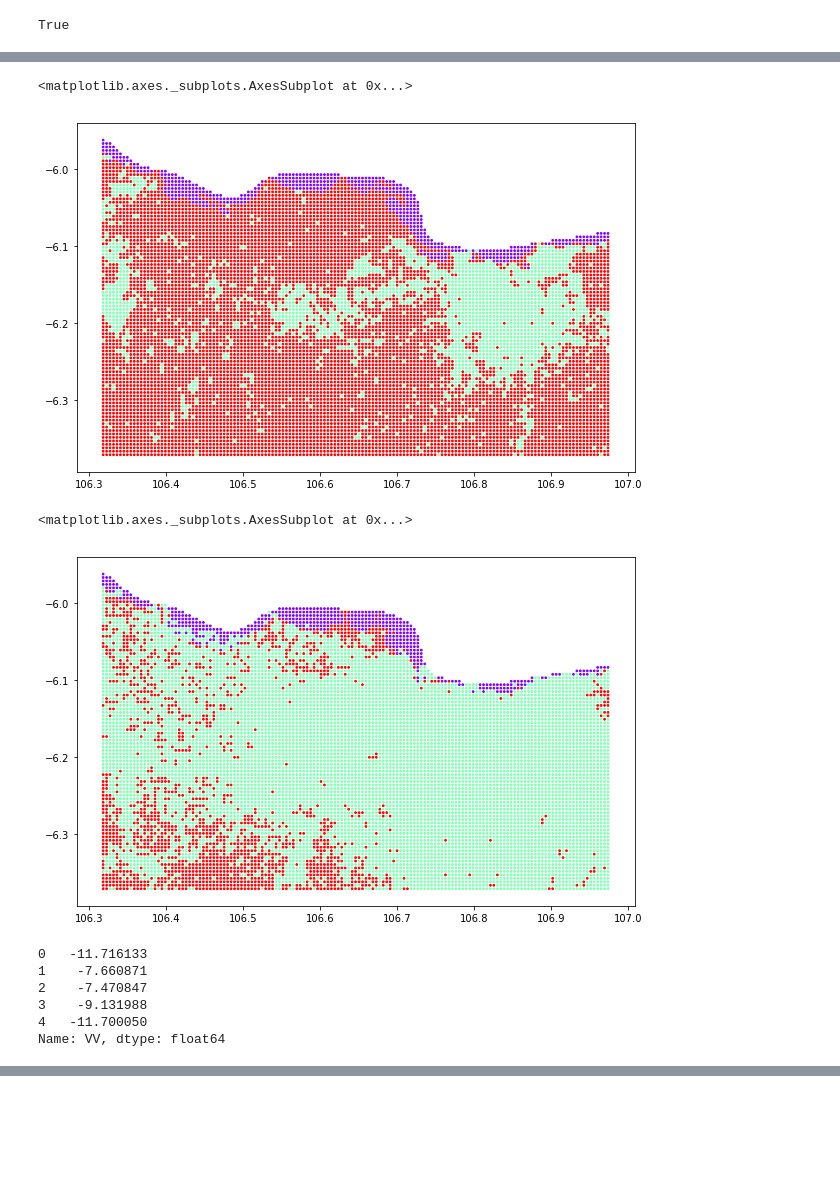
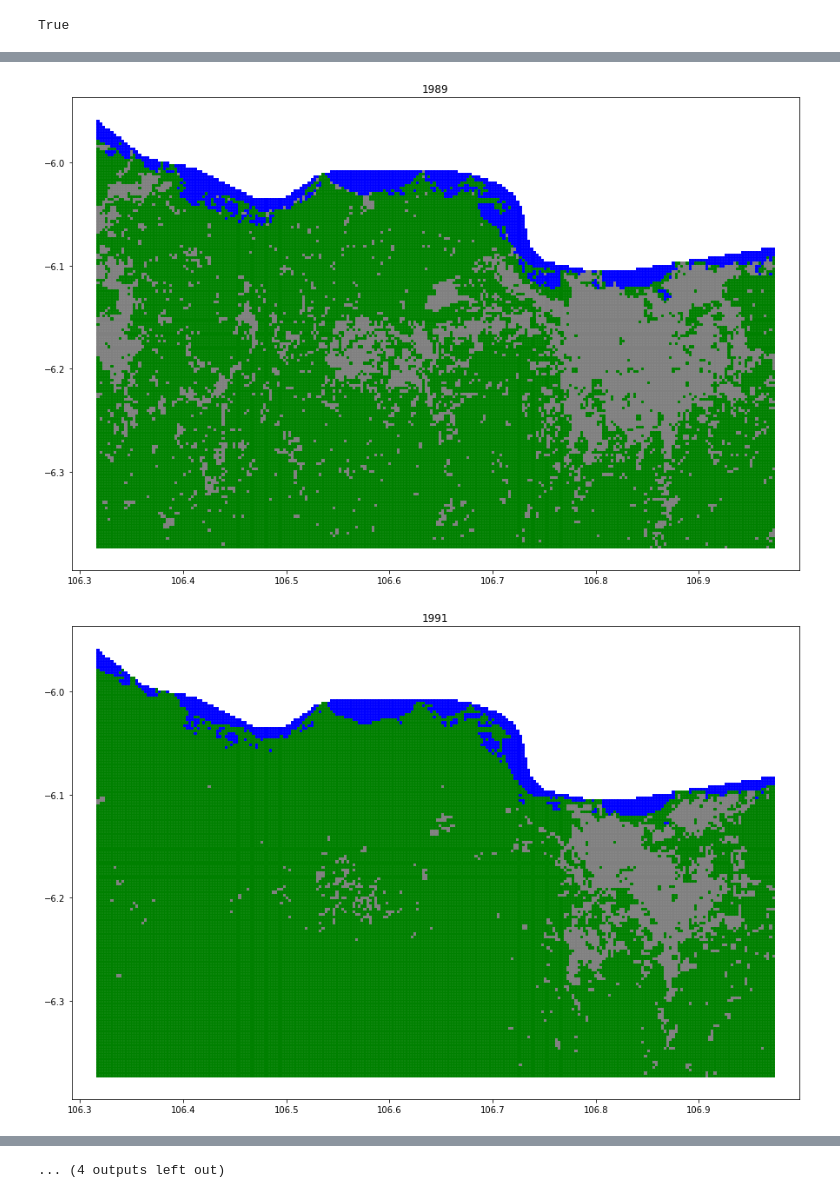
Before and after one commit to krakchris/rimbun.io, a Jupyter notebook: 03_Add_metadata/02_green_area_change/GEE_green_change.ipynb, the cells around one changed output, grey strips where cells are left out. Cells and saved outputs as stored; diff of their text form; code cells hidden in the pictures; blank space fills up the shorter version.

```diff
--- a/03_Add_metadata/02_green_area_change/GEE_green_change.ipynb
+++ b/03_Add_metadata/02_green_area_change/GEE_green_change.ipynb
@@ -368,29 +376,2 @@ import geopandas as gpd
 # %%
 gdf = gpd.GeoDataFrame(df,geometry=gpd.points_from_xy(df.longitude, df.latitude))
-# %%
-gdf[gdf.time == '1989'].plot(figsize = (10,10),
-                             column='classification',
-                             categorical=True,
-                             cmap='rainbow',
-                             s = 3)
-# %% [output]
-<matplotlib.axes._subplots.AxesSubplot at 0x...>
-[figure, removed]
-# %%
-gdf[gdf.time == '2017'].plot(figsize = (10,10),
-                             column='classification',
-                             categorical=True,
-                             cmap='rainbow',
-                             s = 3)
-# %% [output]
-<matplotlib.axes._subplots.AxesSubplot at 0x...>
-[figure, removed]
-# %%
-gdf.VV[0:5]
-# %% [output]
-0   -11.716133
-1    -7.660871
-2    -7.470847
-3    -9.131988
-4   -11.700050
-Name: VV, dtype: float64
@@ -413,0 +378,22 @@ plt.imshow(-array_mask[:,:,0], cmap = 'Blues')
+# %%
+
+for year in df.time.unique():
+
+    colors = ['blue','grey','green']
+
+    fig = plt.figure(figsize=(15,10))
+    plt.scatter(gdf[gdf.time == year].longitude,
+                gdf[gdf.time == year].latitude,
+                c=gdf[gdf.time == year].classification,
+                cmap=matplotlib.colors.ListedColormap(colors),
+                s = 5,
+                marker = "s")
+
+    plt.axis('equal')
+
+    plt.title(year)
+
+    plt.show()
+# %% [output]
+[figure, added]
+[figure, added]
@@ -413,0 +410 @@ plt.imshow(-array_mask[:,:,0], cmap = 'Blues')
+... (4 outputs left out)
```
Also changed, not shown: parts of 19 cells of this notebook.
